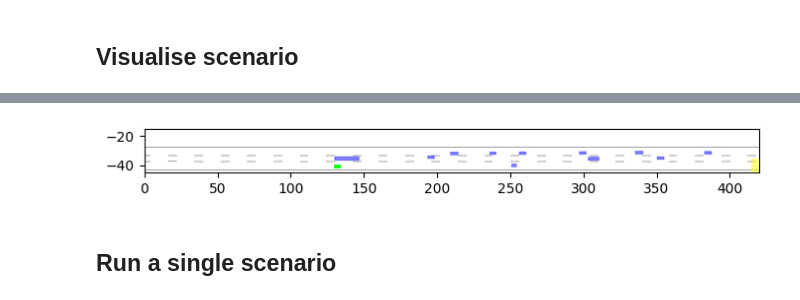
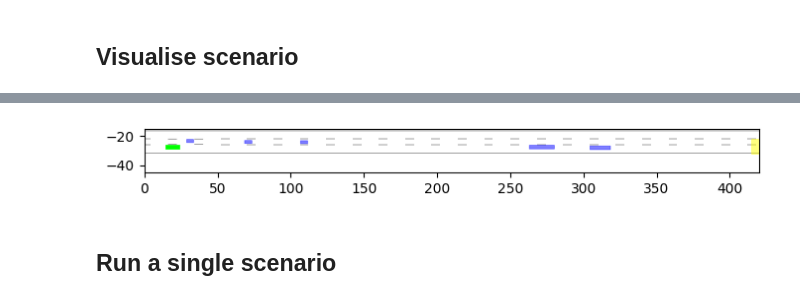
Before and after one commit to haastregt/occlusion_tracking, a Jupyter notebook: highd_scenarios.ipynb, the cells around one changed output, grey strips where cells are left out. Cells and saved outputs as stored; diff of their text form; code cells hidden in the pictures.

```diff
--- a/highd_scenarios.ipynb
+++ b/highd_scenarios.ipynb
@@ -34,28 +34,28 @@ def plot_result_scenario(time_step, ego_vehicle, scenarios, sensor_views):
 # %% [markdown]
 ## Visualise scenario
 # %%
-scenario_path = "scenarios/highd_scenarios/ZAM_HighD-13_7_T-1"
+scenario_path = "scenarios/highd_scenarios/ZAM_HighD-10_5_T-1"
 
 #======================================================#
 with open("scenarios/highd_config.yaml") as file:
     global_config = yaml.load(file, Loader=yaml.FullLoader)
 with open(scenario_path + ".yaml") as file:
     scenario_config = yaml.load(file, Loader=yaml.FullLoader)
 config = merge_config(global_config, scenario_config)
 
 scenario, _ = CommonRoadFileReader(scenario_path + ".xml").open()
 
 fig = plt.figure(figsize=(12, 2))
 anim = animation.FuncAnimation(fig,
                                plot_raw_scenario,
                                fargs=[scenario, config],
                                frames=range(config["simulation_duration"]),
                                interval=200,
                                blit=False)
 HTML(anim.to_html5_video())
 # %% [output]
 [interactive output not drawn]
-[figure, old version]
+[figure, new version]
 # %% [markdown]
 ## Run a single scenario
 # %%
```
Also changed, not shown: parts of 6 cells of this notebook, 1 other file.
